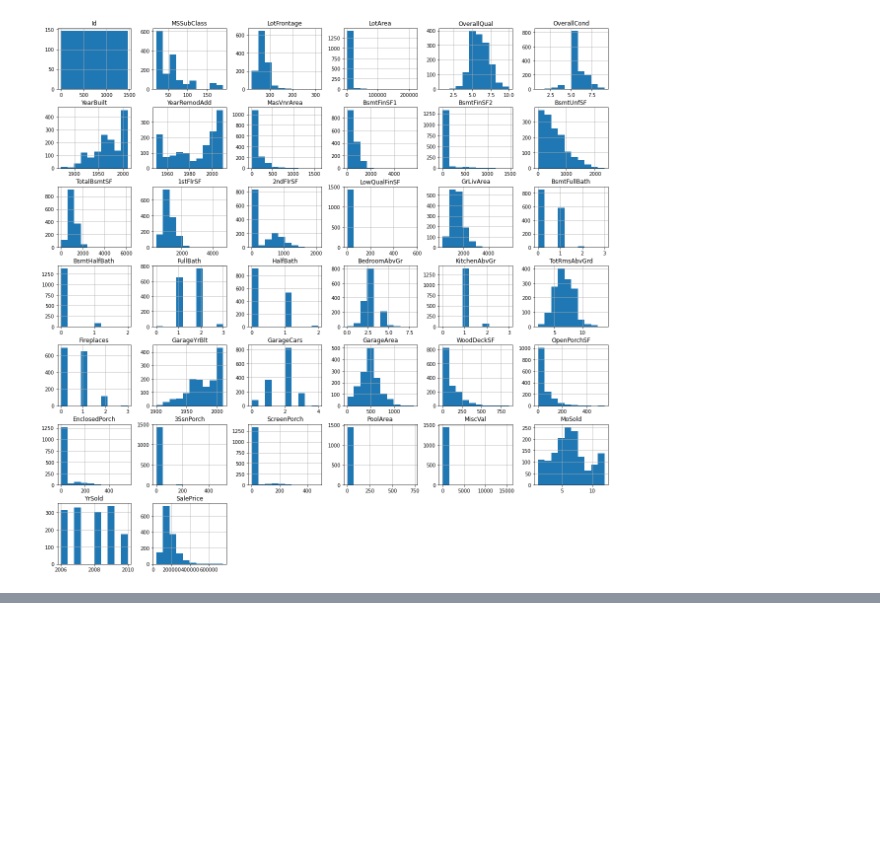
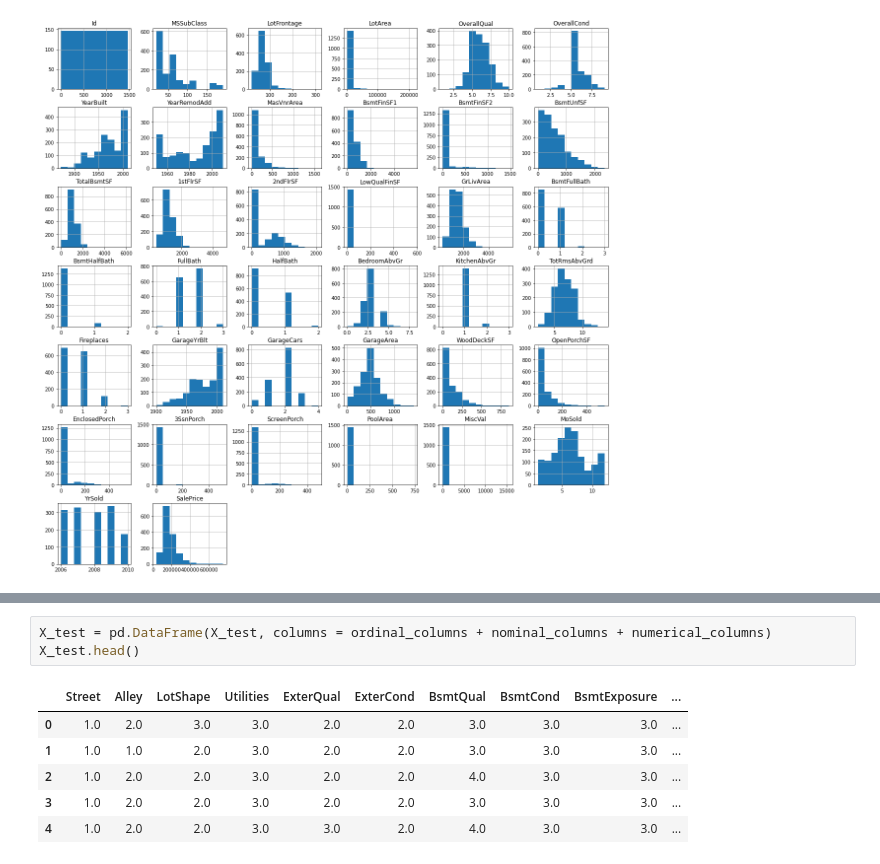
Before and after one commit to Vinicius-Luiz/machine_learning_regression_house_prices, a Jupyter notebook: house-prices-vlsf2.ipynb, the cells around one changed output, grey strips where cells are left out. Cells and saved outputs as stored; diff of their text form; blank space fills up the shorter version.

```diff
--- a/house-prices-vlsf2.ipynb
+++ b/house-prices-vlsf2.ipynb
@@ -251,0 +327,10 @@ df.hist(figsize = (20, 20));
+# %%
+X_test = pd.DataFrame(X_test, columns = ordinal_columns + nominal_columns + numerical_columns)
+X_test.head()
+# %% [output]
+|  | Street | Alley | LotShape | Utilities | ExterQual | ExterCond | BsmtQual | BsmtCond | BsmtExposure | ... |
+| 0 | 1.0 | 2.0 | 3.0 | 3.0 | 2.0 | 2.0 | 3.0 | 3.0 | 3.0 | ... |
+| 1 | 1.0 | 1.0 | 2.0 | 3.0 | 2.0 | 2.0 | 3.0 | 3.0 | 3.0 | ... |
+| 2 | 1.0 | 2.0 | 2.0 | 3.0 | 2.0 | 2.0 | 4.0 | 3.0 | 3.0 | ... |
+| 3 | 1.0 | 2.0 | 2.0 | 3.0 | 2.0 | 2.0 | 3.0 | 3.0 | 3.0 | ... |
+| 4 | 1.0 | 2.0 | 2.0 | 3.0 | 3.0 | 2.0 | 4.0 | 3.0 | 3.0 | ... |
```
Also changed, not shown: parts of 14 cells of this notebook.
